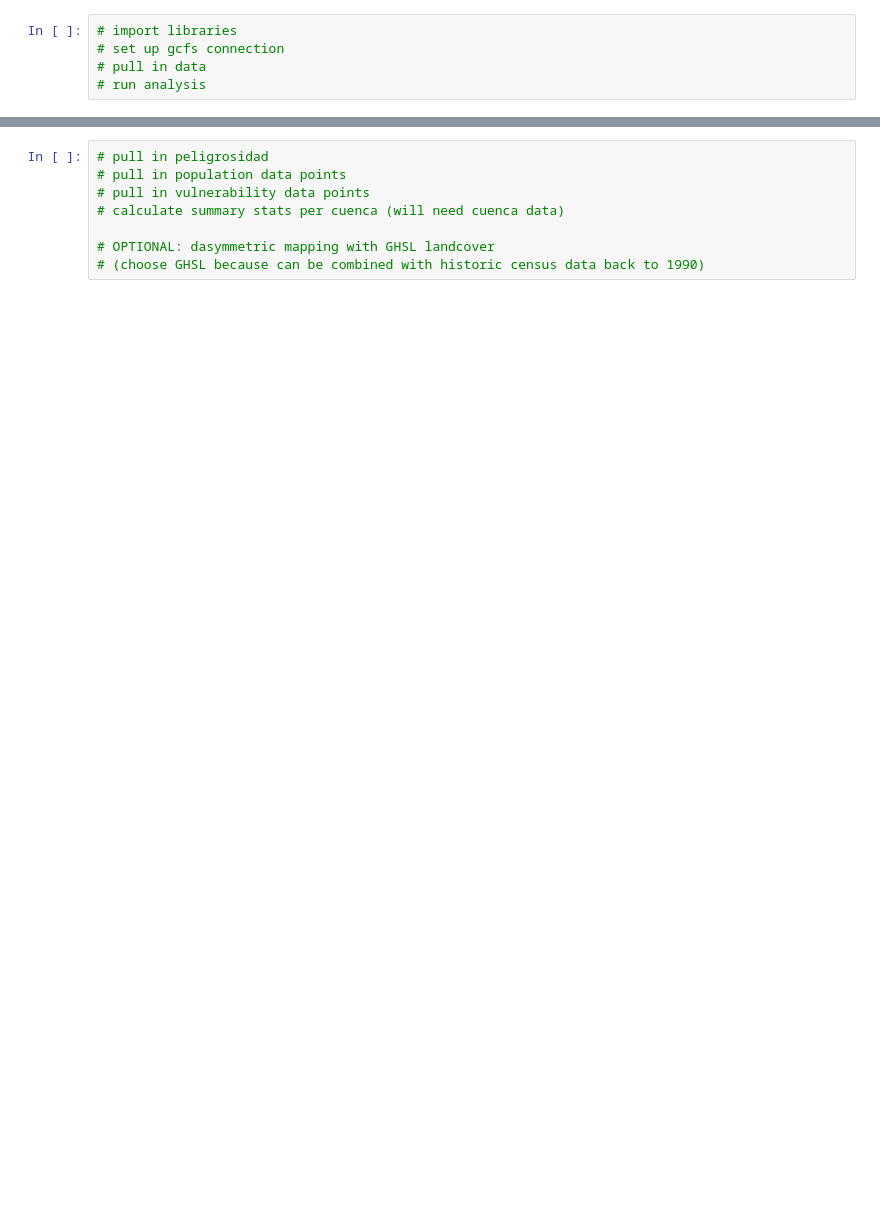
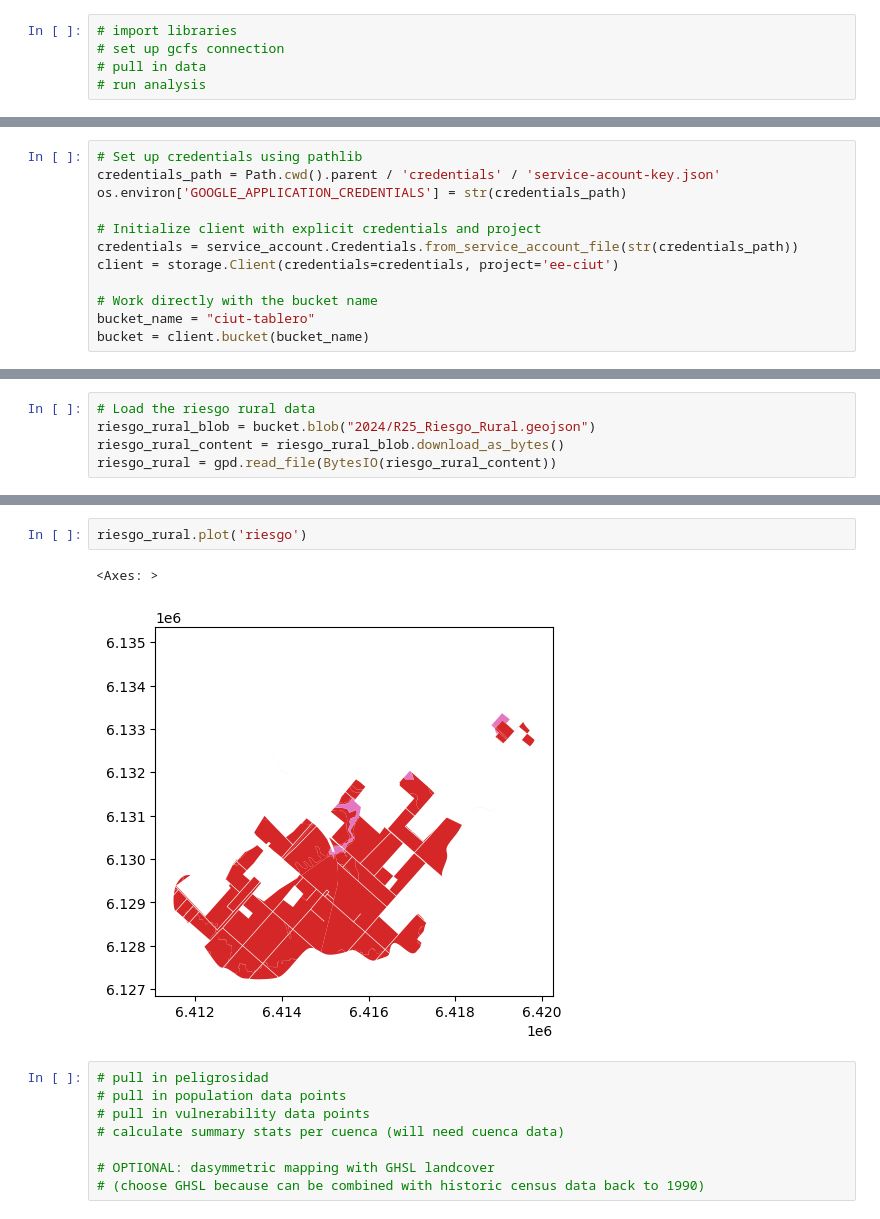
Before and after one commit to nlebovits/ciut-riesgo, a Jupyter notebook: notebooks/analisis.ipynb, the cells around one changed output, grey strips where cells are left out. Drawn from its saved outputs; the diff is of its cells as text; blank space fills up the shorter version.

```diff
--- a/notebooks/analisis.ipynb
+++ b/notebooks/analisis.ipynb
@@ -64,0 +21,12 @@ def download_blob(blob_name):
+# %%
+# Set up credentials using pathlib
+credentials_path = Path.cwd().parent / 'credentials' / 'service-acount-key.json'
+os.environ['GOOGLE_APPLICATION_CREDENTIALS'] = str(credentials_path)
+
+# Initialize client with explicit credentials and project
+credentials = service_account.Credentials.from_service_account_file(str(credentials_path))
+client = storage.Client(credentials=credentials, project='ee-ciut')
+
+# Work directly with the bucket name
+bucket_name = "ciut-tablero"
+bucket = client.bucket(bucket_name)
@@ -64,0 +90,5 @@ def download_blob(blob_name):
+# %%
+# Load the riesgo rural data
+riesgo_rural_blob = bucket.blob("2024/R25_Riesgo_Rural.geojson")
+riesgo_rural_content = riesgo_rural_blob.download_as_bytes()
+riesgo_rural = gpd.read_file(BytesIO(riesgo_rural_content))
@@ -65,3 +104,8 @@ def download_blob(blob_name):
+# %%
+riesgo_rural.plot('riesgo')
+# %% [output]
+<Axes: >
+[figure, added]
 # %%
 # pull in peligrosidad
 # pull in population data points
```
Also changed, not shown: parts of 6 cells of this notebook.
